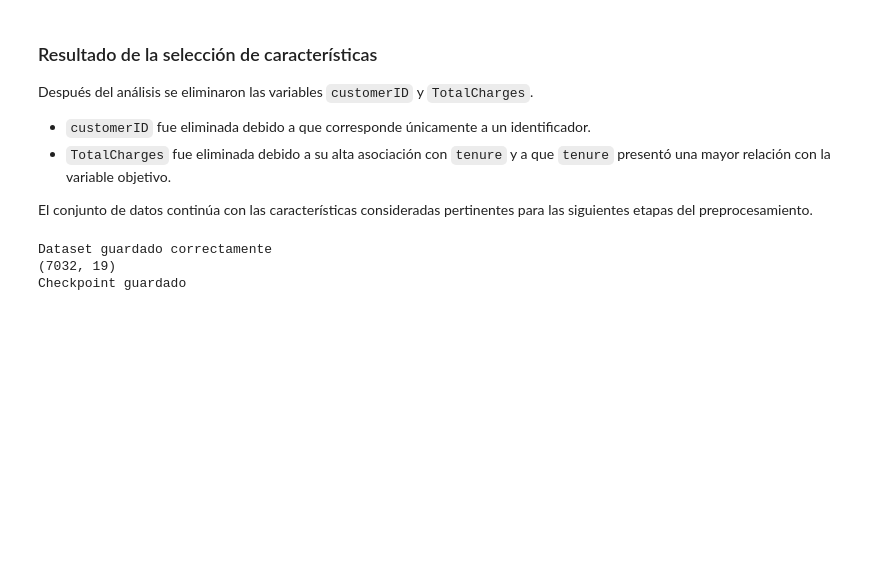
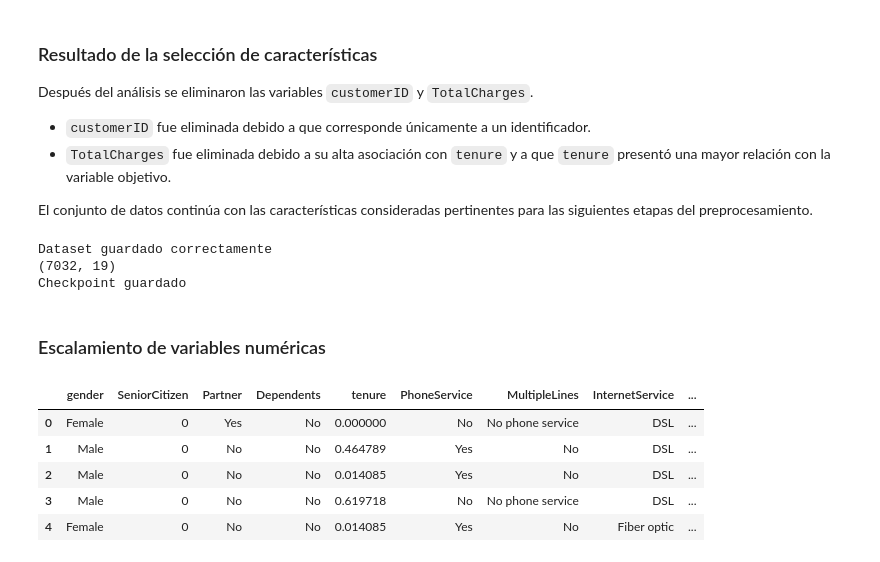
Before and after one commit to markitox777/Ev-Telco, a Jupyter notebook: modelo.ipynb, the cells around one changed output. Drawn from its saved outputs; the diff is of its cells as text; code cells hidden in the pictures; blank space fills up the shorter version.

Commit message:
Escalamiento, Codificacion, Justificacion

```diff
--- a/modelo.ipynb
+++ b/modelo.ipynb
@@ -537,3 +537,21 @@ print("Checkpoint guardado")
 Dataset guardado correctamente
 (7032, 19)
 Checkpoint guardado
+# %% [markdown]
+### Escalamiento de variables numéricas
+# %%
+escalador = MinMaxScaler()
+
+# Definir cuáles son las columnas con números grandes o distintos
+columnas_numericas = ['tenure', 'MonthlyCharges']
+
+df[columnas_numericas] = escalador.fit_transform(df[columnas_numericas])
+
+df.head()
+# %% [output]
+|  | gender | SeniorCitizen | Partner | Dependents | tenure | PhoneService | MultipleLines | InternetService | ... |
+| 0 | Female | 0 | Yes | No | 0.000000 | No | No phone service | DSL | ... |
+| 1 | Male | 0 | No | No | 0.464789 | Yes | No | DSL | ... |
+| 2 | Male | 0 | No | No | 0.014085 | Yes | No | DSL | ... |
+| 3 | Male | 0 | No | No | 0.619718 | No | No phone service | DSL | ... |
+| 4 | Female | 0 | No | No | 0.014085 | Yes | No | Fiber optic | ... |
```
Also changed, not shown: parts of 3 cells of this notebook.
